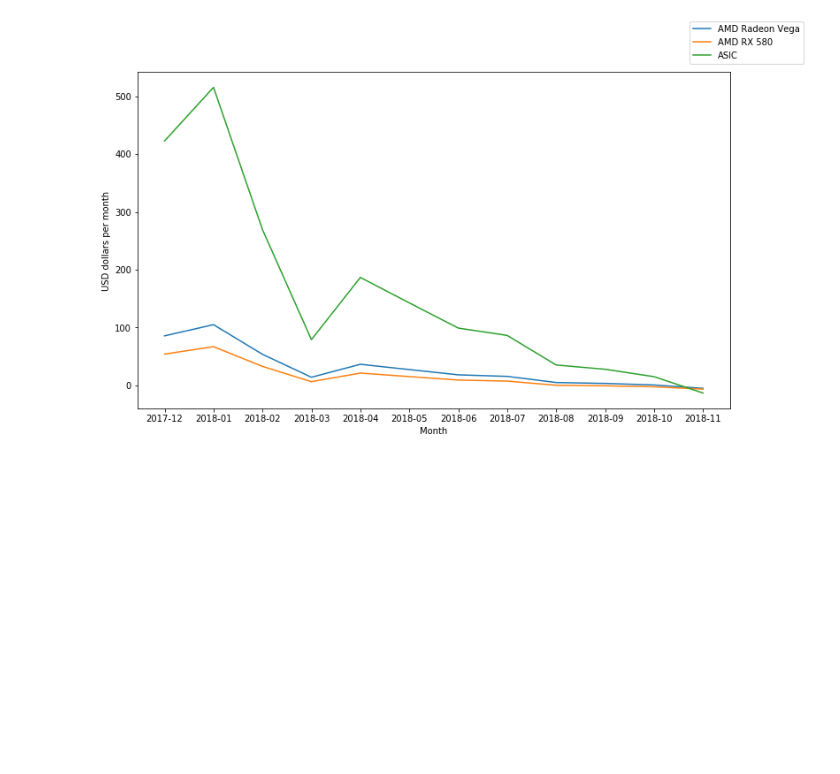
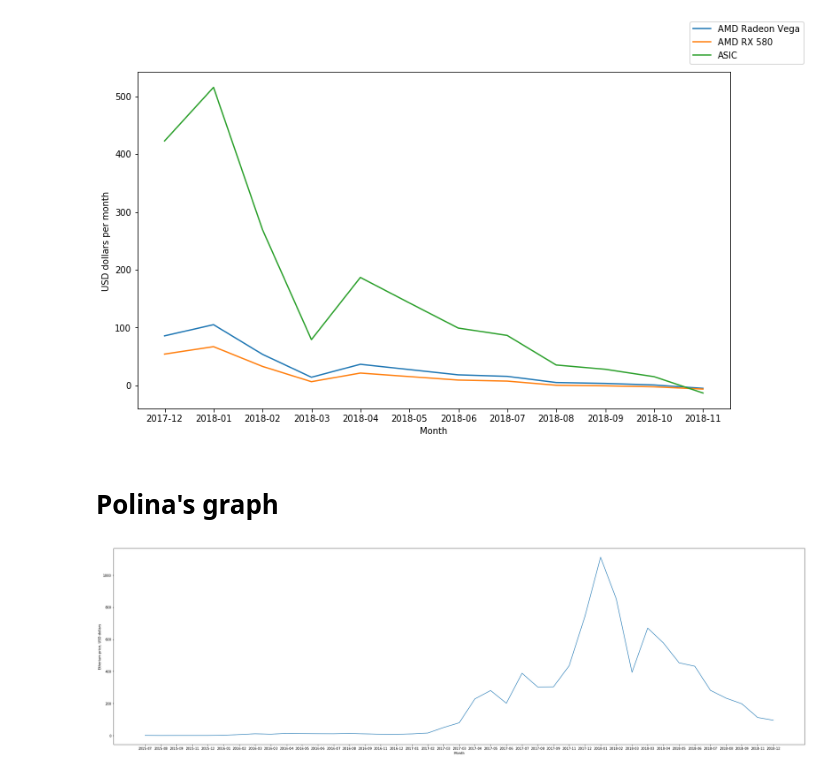
Before and after one commit to Ciroel/EtheriumMiningAnalysis, a Jupyter notebook: Analysis.ipynb, the cells around one changed output. Saved outputs shown, nothing was run; the diff lists cells and outputs as text; code cells hidden in the pictures; blank space fills up the shorter version.

Commit message:
Polina's graph

```diff
--- a/Analysis.ipynb
+++ b/Analysis.ipynb
@@ -67,3 +67,24 @@ fig.legend()
 plt.savefig('pic/profit.png')
 # %% [output]
 [figure]
+# %% [markdown]
+# Polina's graph
+# %%
+df_etherium_prices = pd.read_csv('data/ETH-USD.csv')
+# %%
+plt.close()
+
+plt.figure(figsize=(30, 9))
+dates = df_etherium_prices['Date'].values
+prices = df_etherium_prices['Adj Close'].values
+
+dates = [date[:-3] for date in dates]
+
+plt.plot(prices)
+plt.xticks(list(range(len(dates))), dates)
+plt.ylabel('Etherium price, USD dollars')
+plt.xlabel('Month')
+plt.tight_layout()
+plt.savefig('pic/etherium_price.png')
+# %% [output]
+[figure, added]
```
Also changed, not shown: 1 other file.
